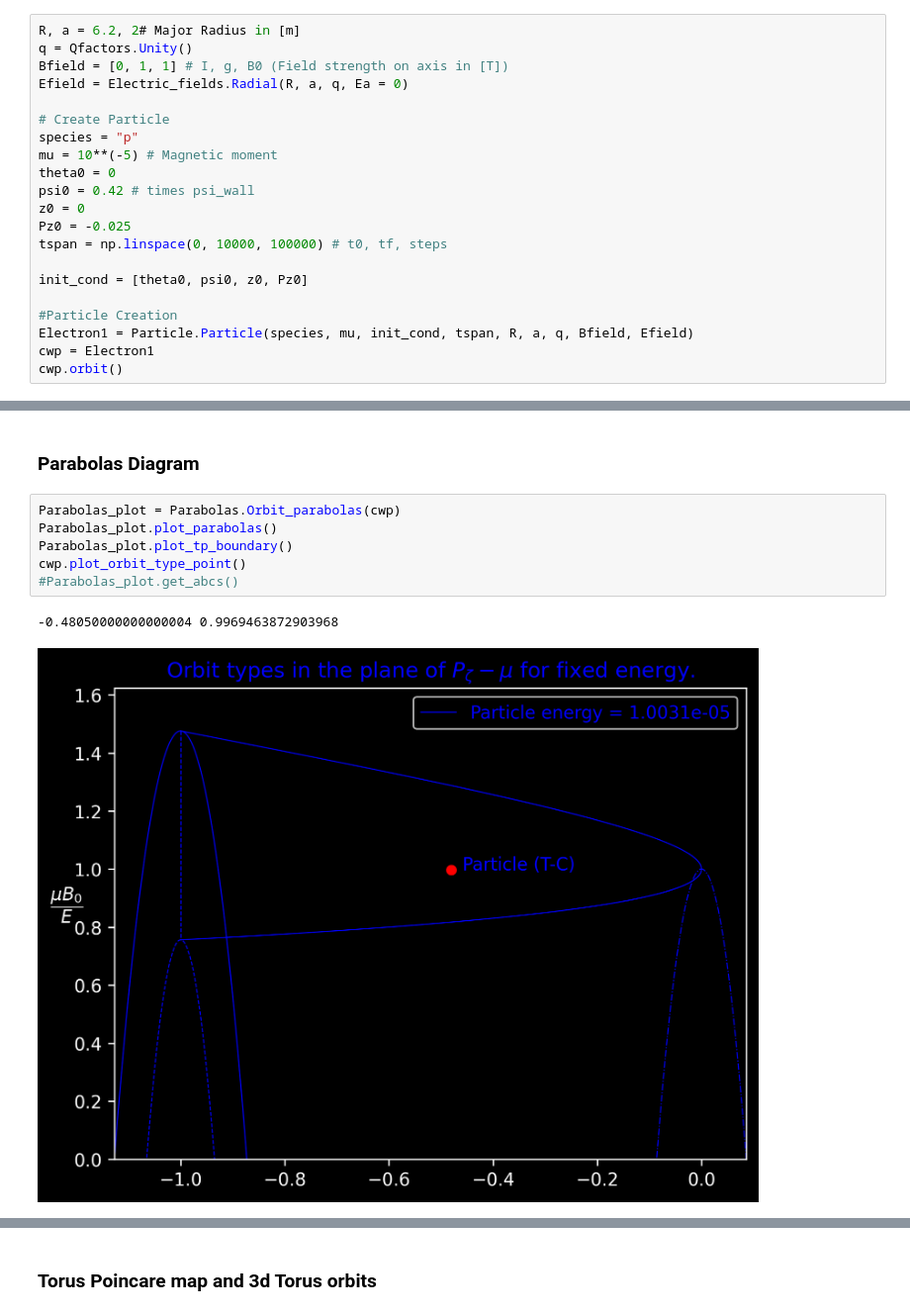
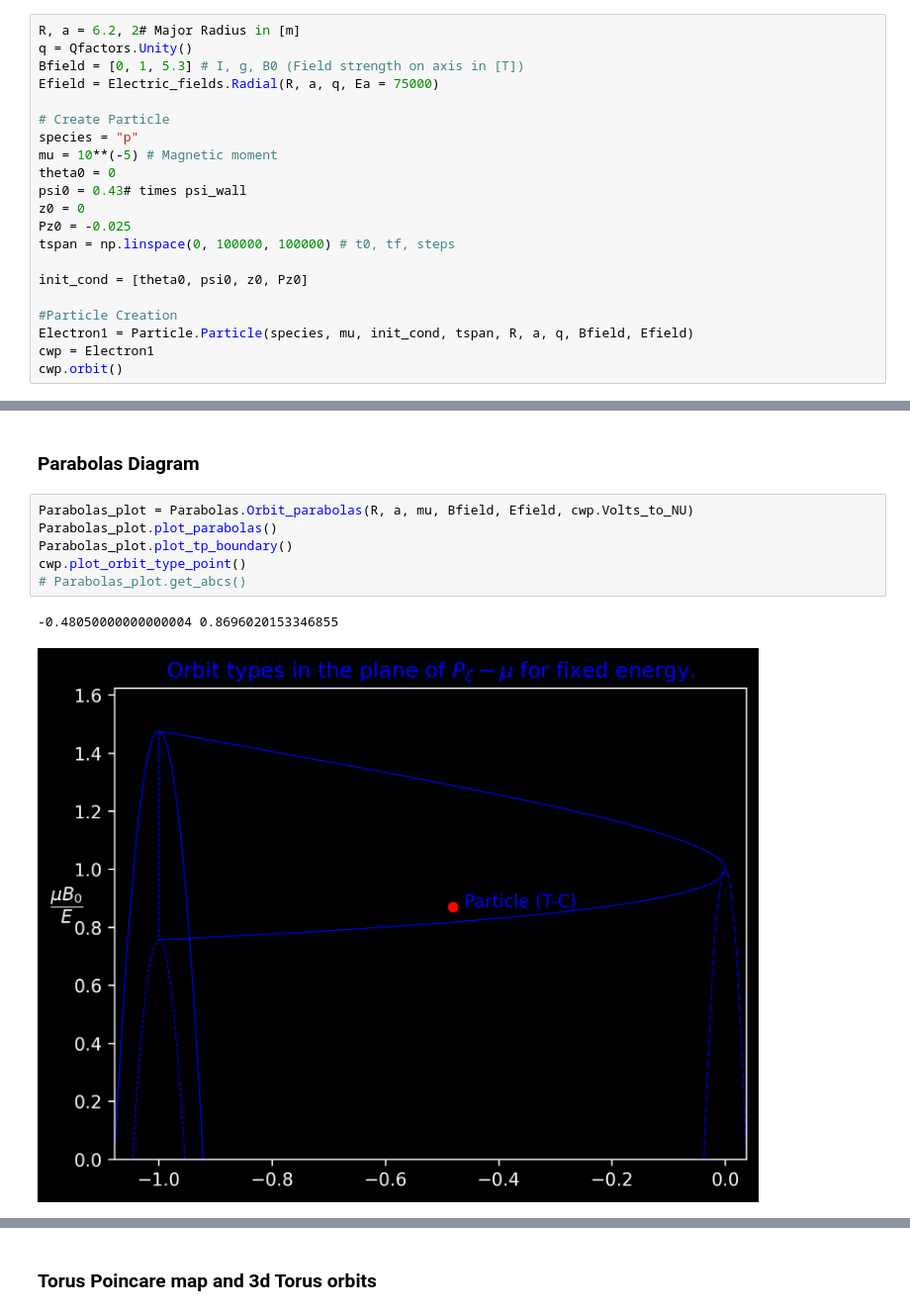
Before and after one commit to PlasmaPhy/guiding-center-motion, a Jupyter notebook: Notebook.ipynb, the cells around one changed output, grey strips where cells are left out. Shown at 99% size. Cells and saved outputs as stored; diff of their text form.

```diff
--- a/Notebook.ipynb
+++ b/Notebook.ipynb
@@ -48,17 +48,17 @@ First we set up the Tokamak configuration, and the particle's initial conditions
 # %%
 R, a = 6.2, 2# Major Radius in [m]
 q = Qfactors.Unity()
-Bfield = [0, 1, 1] # I, g, B0 (Field strength on axis in [T])
-Efield = Electric_fields.Radial(R, a, q, Ea = 0)
+Bfield = [0, 1, 5.3] # I, g, B0 (Field strength on axis in [T])
+Efield = Electric_fields.Radial(R, a, q, Ea = 75000)
 
 # Create Particle
 species = "p"
 mu = 10**(-5) # Magnetic moment
 theta0 = 0
-psi0 = 0.42 # times psi_wall
+psi0 = 0.43# times psi_wall
 z0 = 0
 Pz0 = -0.025
-tspan = np.linspace(0, 10000, 100000) # t0, tf, steps
+tspan = np.linspace(0, 100000, 100000) # t0, tf, steps
 
 init_cond = [theta0, psi0, z0, Pz0]
 
@@ -139,11 +161,11 @@ As for figuring out if the particle is Lost or Confined, we need only to check i
 # %% [markdown]
 ### Parabolas Diagram
 # %%
-Parabolas_plot = Parabolas.Orbit_parabolas(cwp)
+Parabolas_plot = Parabolas.Orbit_parabolas(R, a, mu, Bfield, Efield, cwp.Volts_to_NU)
 Parabolas_plot.plot_parabolas()
 Parabolas_plot.plot_tp_boundary()
 cwp.plot_orbit_type_point()
-#Parabolas_plot.get_abcs()
+# Parabolas_plot.get_abcs()
 # %% [output]
--0.48050000000000004 0.9969463872903968
+-0.48050000000000004 0.8696020153346855
-[figure, old version]
+[figure, new version]
```
Also changed, not shown: parts of 8 cells of this notebook, 3 other files.
